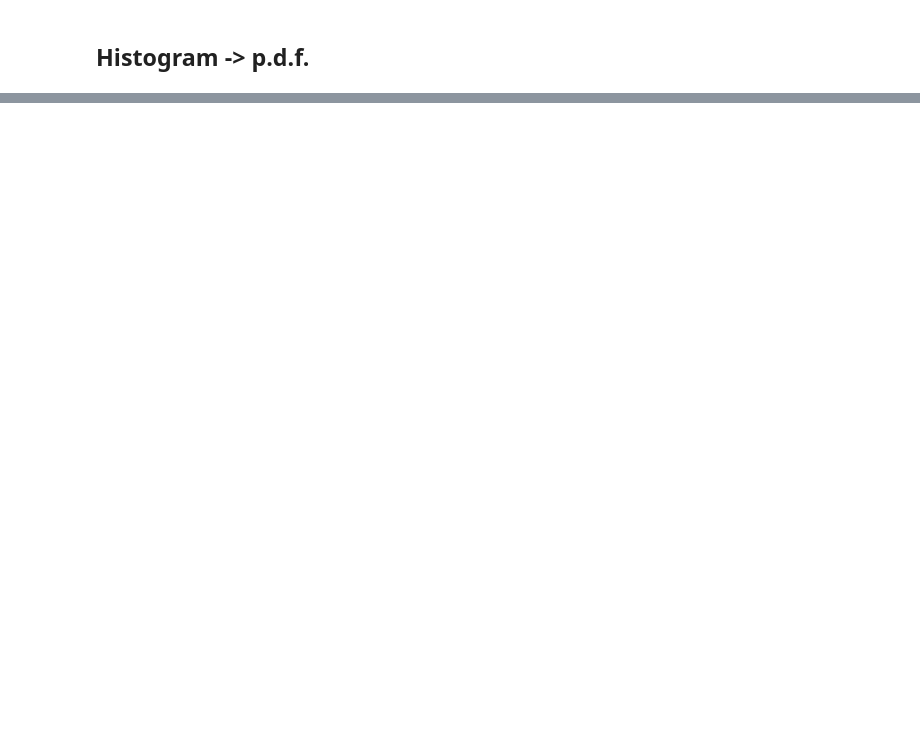
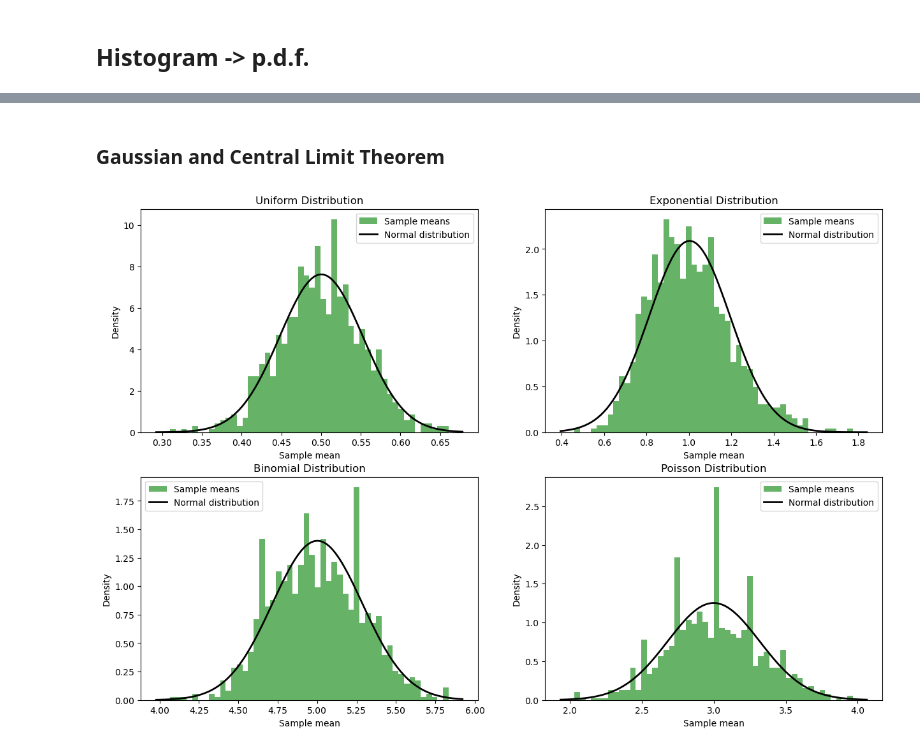
Before and after one commit to MrPiada/data-analysis-swiss-knife, a Jupyter notebook: notebooks/pdfs_plots.ipynb, the cells around one changed output, grey strips where cells are left out. Drawn from its saved outputs; the diff is of its cells as text; code cells hidden in the pictures; blank space fills up the shorter version.

Commit message:
add binomial

```diff
--- a/notebooks/pdfs_plots.ipynb
+++ b/notebooks/pdfs_plots.ipynb
@@ -46,0 +94,57 @@ plt.show()
+# %% [markdown]
+### Gaussian and Central Limit Theorem
+# %%
+import numpy as np
+import matplotlib.pyplot as plt
+import scipy.stats as stats
+
+# Funzione per generare campioni e calcolare le medie campionarie
+def generate_sample_means(distribution_func, sample_size, num_samples):
+    samples = distribution_func(size=(num_samples, sample_size))
+    sample_means = np.mean(samples, axis=1)
+    return sample_means
+
+# Parametri
+num_samples = 1000  # Numero di campioni per ciascuna somma
+sample_size = 30  # Numero di variabili casuali per ciascuna somma
+num_bins = 50  # Numero di bin per l'istogramma
+
+# Distribuzioni
+distributions = {
+    'Uniform': lambda size: np.random.uniform(low=0, high=1, size=size),
+    'Exponential': lambda size: np.random.exponential(scale=1.0, size=size),
+    'Binomial': lambda size: np.random.binomial(n=10, p=0.5, size=size),
+    'Poisson': lambda size: np.random.poisson(lam=3.0, size=size)
+}
+
+# Plot delle distribuzioni
+plt.figure(figsize=(15, 10))
+
+all_sample_means = []
+
+for i, (name, distribution_func) in enumerate(distributions.items(), 1):
+    plt.subplot(2, 2, i)
+
+    sample_means = generate_sample_means(distribution_func, sample_size, num_samples)
+    all_sample_means.extend(sample_means)
+
+    # Istogramma delle medie campionarie
+    plt.hist(sample_means, bins=num_bins, density=True, alpha=0.6, color='g', label='Sample means')
+
+    # Calcolo dei parametri della distribuzione normale
+    mu = np.mean(sample_means)
+    sigma = np.std(sample_means)
+
+    # Disegna la distribuzione normale teorica
+    xmin, xmax = plt.xlim()
+    x = np.linspace(xmin, xmax, 100)
+    p = stats.norm.pdf(x, mu, sigma)
+    plt.plot(x, p, 'k', linewidth=2, label='Normal distribution')
+
+    # Configurazione del grafico
+    plt.title(f"{name} Distribution")
+    plt.xlabel('Sample mean')
+    plt.ylabel('Density')
+    plt.legend()
+# %% [output]
+[figure, added]
```
Also changed, not shown: parts of 6 cells of this notebook.
